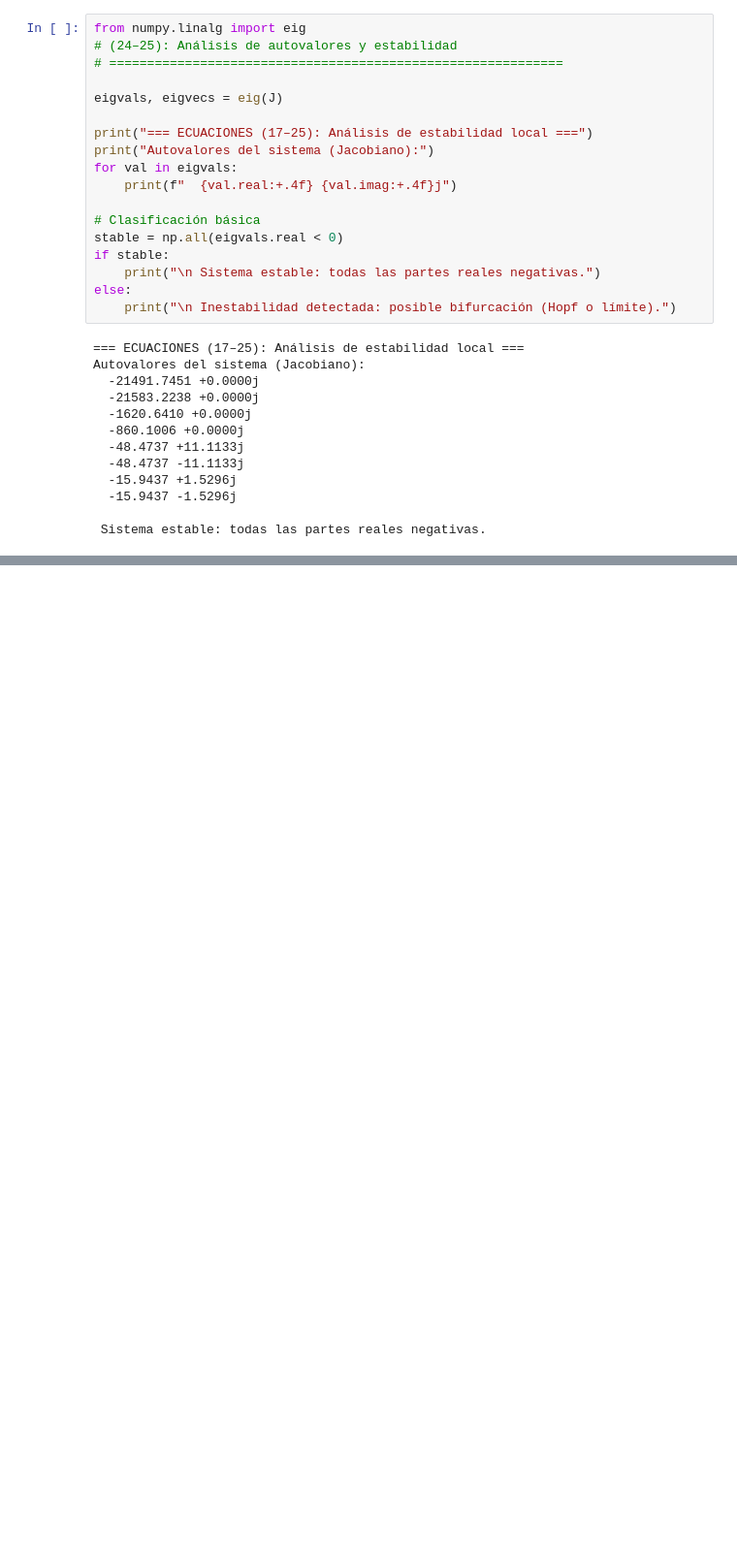
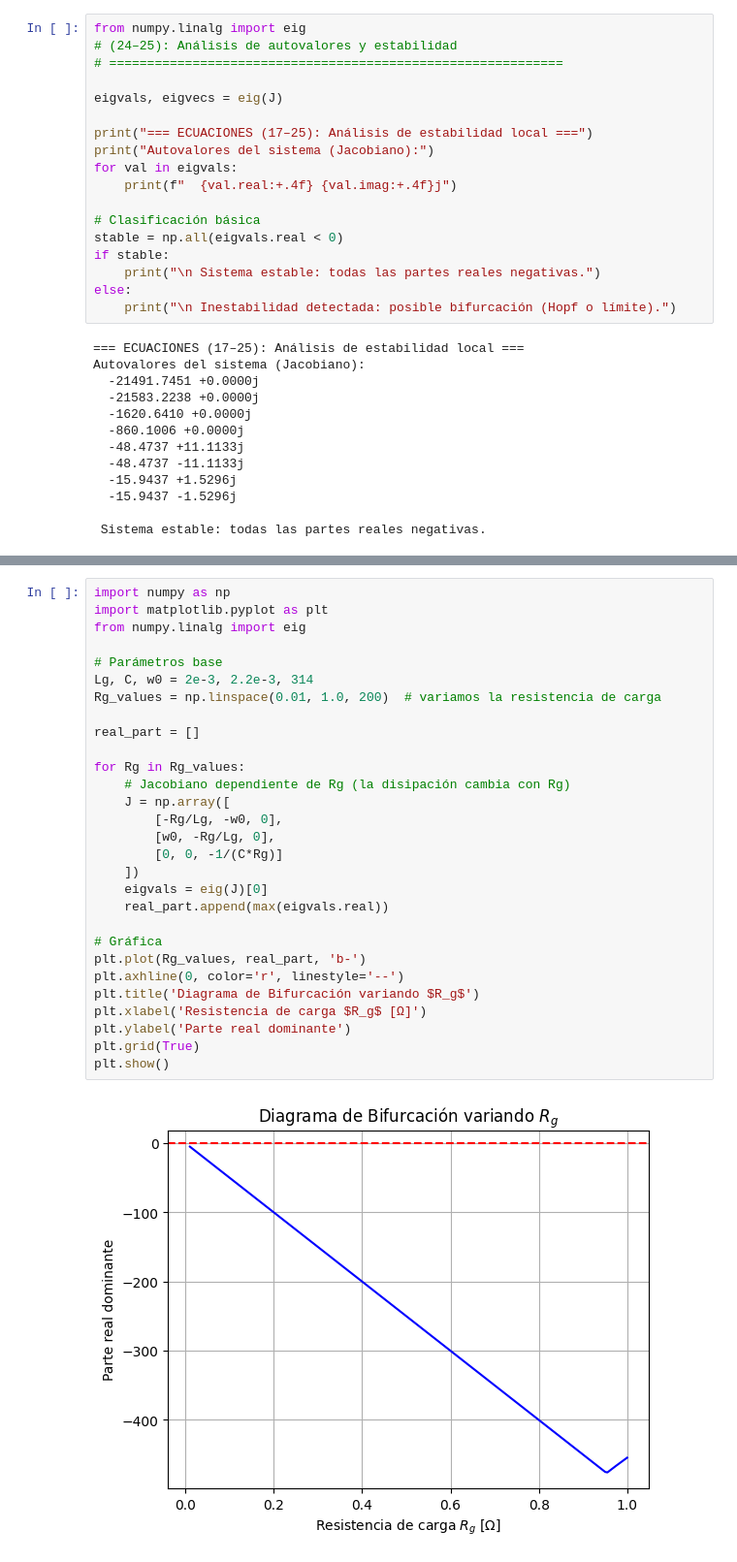
Before and after one commit to Isabela0929/Modelado-y-Simulaci-n, a Jupyter notebook: Bifurcation_analysis_of_the_islanded_micro_grid_with_constant_power_load_ILC.ipynb, the cells around one changed output, grey strips where cells are left out. Shown at 97% size. Saved outputs shown, nothing was run; the diff lists cells and outputs as text; blank space fills up the shorter version.

```diff
--- a/Bifurcation_analysis_of_the_islanded_micro_grid_with_constant_power_load_ILC.ipynb
+++ b/Bifurcation_analysis_of_the_islanded_micro_grid_with_constant_power_load_ILC.ipynb
@@ -364,0 +312,31 @@ KeyError: 'R'
+# %%
+import numpy as np
+import matplotlib.pyplot as plt
+from numpy.linalg import eig
+
+# Parámetros base
+Lg, C, w0 = 2e-3, 2.2e-3, 314
+Rg_values = np.linspace(0.01, 1.0, 200)  # variamos la resistencia de carga
+
+real_part = []
+
+for Rg in Rg_values:
+    # Jacobiano dependiente de Rg (la disipación cambia con Rg)
+    J = np.array([
+        [-Rg/Lg, -w0, 0],
+        [w0, -Rg/Lg, 0],
+        [0, 0, -1/(C*Rg)]
+    ])
+    eigvals = eig(J)[0]
+    real_part.append(max(eigvals.real))
+
+# Gráfica
+plt.plot(Rg_values, real_part, 'b-')
+plt.axhline(0, color='r', linestyle='--')
+plt.title('Diagrama de Bifurcación variando $R_g$')
+plt.xlabel('Resistencia de carga $R_g$ [Ω]')
+plt.ylabel('Parte real dominante')
+plt.grid(True)
+plt.show()
+# %% [output]
+[figure, added]
```
Also changed, not shown: parts of 6 cells of this notebook.
